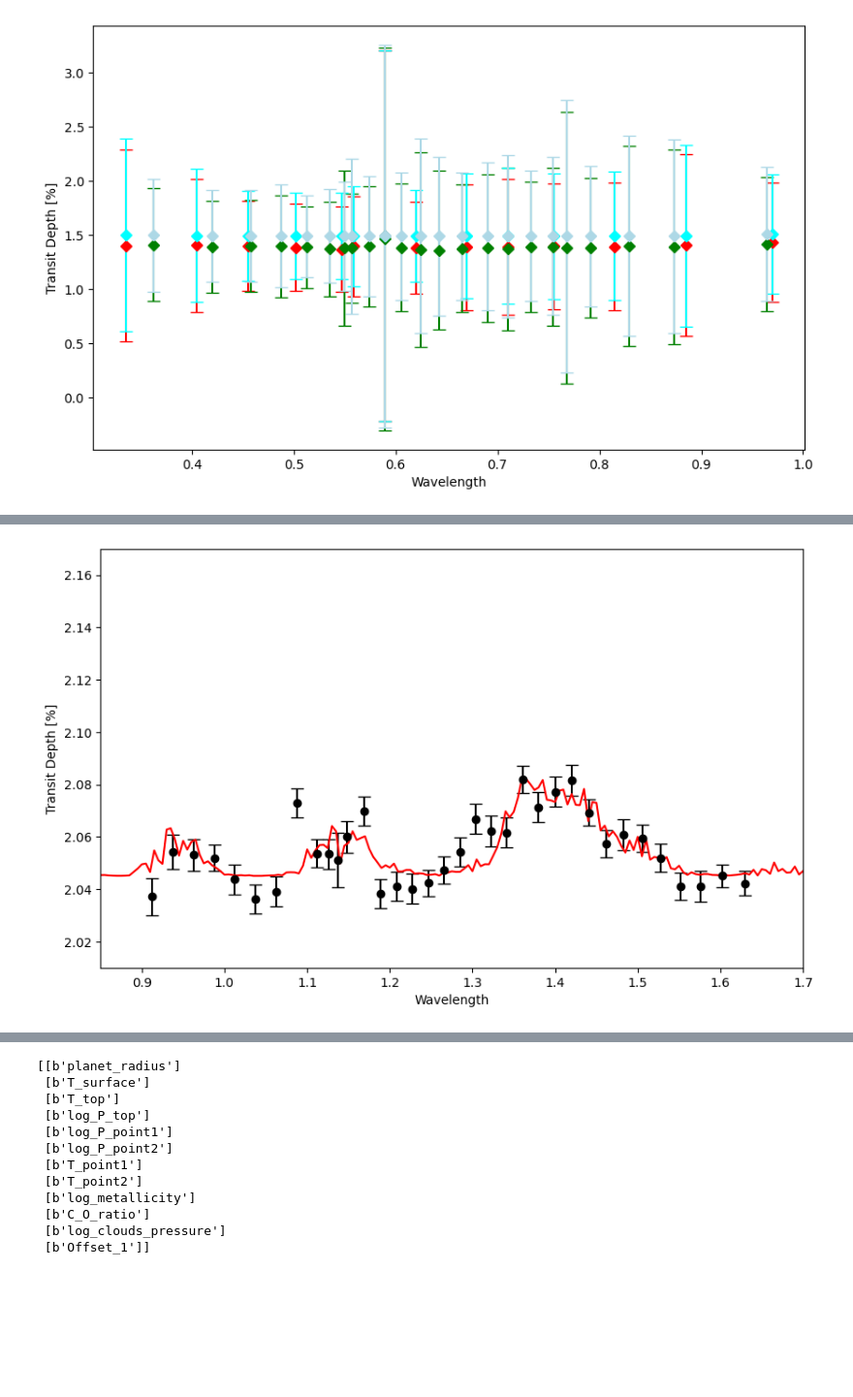
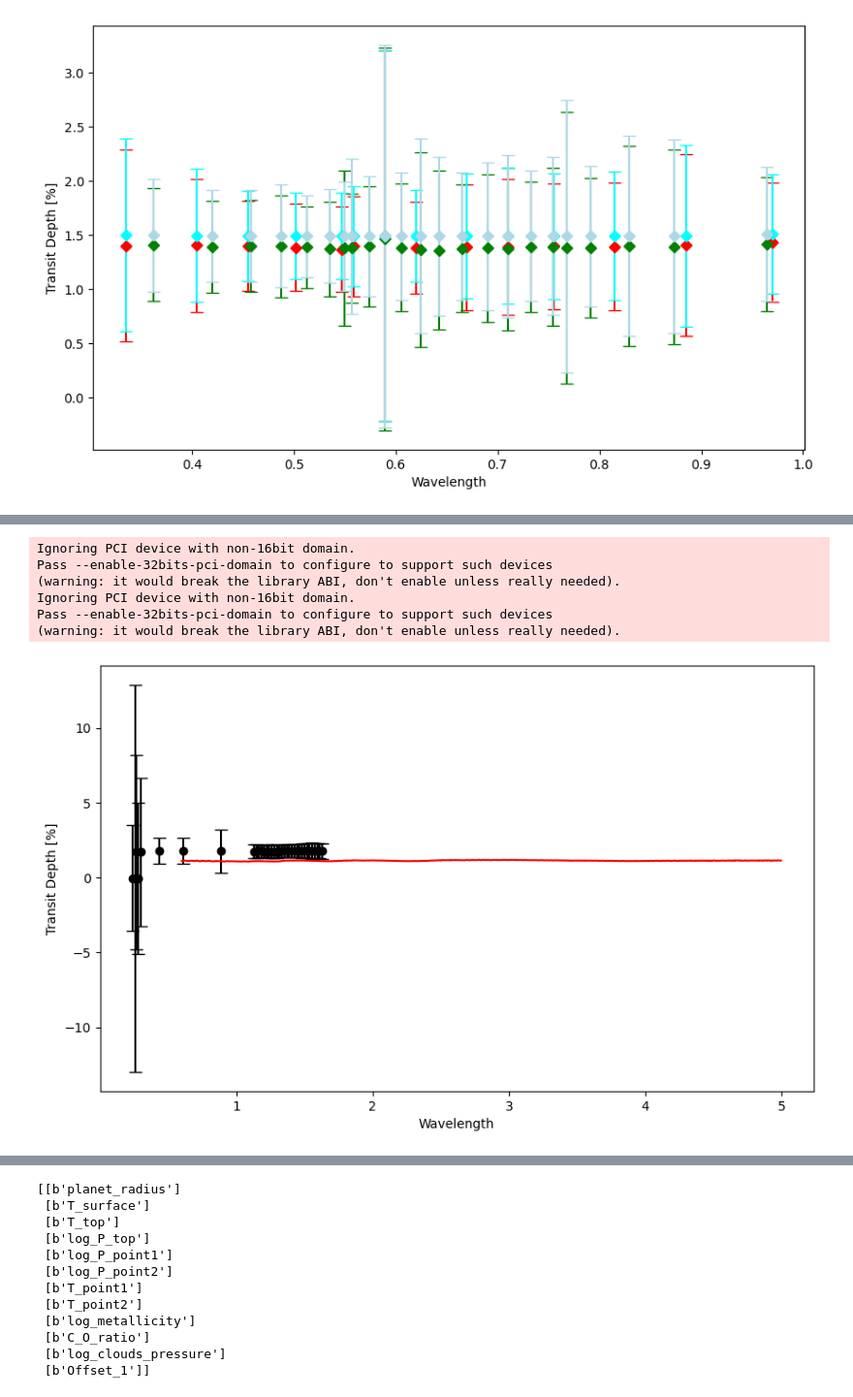
Before and after one commit to lwelzel/compla, a Jupyter notebook: src/plot_results_lukas.ipynb, the cells around one changed output, grey strips where cells are left out. Shown at 97% size. Cells and saved outputs as stored; diff of their text form; code cells hidden in the pictures; blank space fills up the shorter version.

```diff
--- a/src/plot_results_lukas.ipynb
+++ b/src/plot_results_lukas.ipynb
@@ -3,7 +3,7 @@ import h5py
 import matplotlib.pyplot as plt
 import numpy as np
 # %%
-res = h5py.File('piaulet_iraclis_ace.h5','r') # replace this with one of your retrievals
+res = h5py.File('/home/lukasw/Documents/git/compla/data/synthetic_spectra/WASP-121b/WASP-121b_HST_instrument(STIS_WFC3)_spectral_element(G141_G430L)_aperture(52X2_GRISM256)_source(Evans+2016,TM0_Sing+2019,TM1)/WASP-121b_HST_instrument(STIS_WFC3)_spectral_element(G141_G430L)_aperture(52X2_GRISM256)_source(Evans+2016,TM0_Sing+2019,TM1)_time-2023-04-24-10-33-16_output.hdf5','r') # replace this with one of your retrievals
 
 factor=1e2
 
@@ -11,8 +11,8 @@ plt.figure(figsize=(10,6))
 plt.errorbar(res['Observed']['wlgrid'][()], res['Observed']['spectrum'][()]*factor,
              yerr = res['Observed']['errorbars'][()]*factor,
             fmt='o', c='k', capsize=5)
-plt.xlim(0.85,1.7)
-plt.ylim(2.01,2.17)
+# plt.xlim(0.85,1.7)
+# plt.ylim(2.01,2.17)
 plt.xlabel('Wavelength')
 plt.ylabel('Transit Depth [%]')
 plt.show()
@@ -92,36 +124,42 @@ def bin_spectrum(low_res, high_res):
 
     transmission_spectra = high_res.sort_values(by = 'wavelength')
     low_res = low_res.sort_values(by = 'wavelength')
     low_res = low_res.reset_index(drop = True)
 
     binner  = FluxBinner(low_res['wavelength'].values)
 
     _, binned_transit_depth, _,  _ = binner.bindown(transmission_spectra['wavelength'].values,
                                                     transmission_spectra['depth'].values)
 
     return np.array(binned_transit_depth)
 
 """So let's bin it tro something in-between"""
 
 hr = pd.DataFrame(res_spec['native_wlgrid'][()],columns=['wavelength'])
 hr['depth'] = res_spec['native_spectrum'][()]
 
 bd = 0.005
 lr = pd.DataFrame(np.arange(0.6,5,bd),columns=['wavelength'])
 lr['depth'] = bin_spectrum(lr.copy(), hr)
 
 plt.figure(figsize=(10,6))
 plt.errorbar(res['Observed']['wlgrid'][()], res['Observed']['spectrum'][()]*factor,
              yerr = res['Observed']['errorbars'][()]*factor,
             fmt='o', c='k', capsize=5)
 plt.plot(lr['wavelength'],lr['depth']*factor,c='r')
-plt.xlim(0.85,1.7)
-plt.ylim(2.01,2.17)
+# plt.xlim(0.85,1.7)
+# plt.ylim(2.01,2.17)
 plt.xlabel('Wavelength')
 plt.ylabel('Transit Depth [%]')
 plt.show()
 # %% [output]
+Ignoring PCI device with non-16bit domain.
+Pass --enable-32bits-pci-domain to configure to support such devices
+(warning: it would break the library ABI, don't enable unless really needed).
+Ignoring PCI device with non-16bit domain.
+Pass --enable-32bits-pci-domain to configure to support such devices
+(warning: it would break the library ABI, don't enable unless really needed).
-[figure, old version]
+[figure, new version]
 # %%
 """Might also want to plot 1 sigma uncertainities on the best-fit model..."""
 
```
Also changed, not shown: parts of 8 cells of this notebook, 4 other files.
